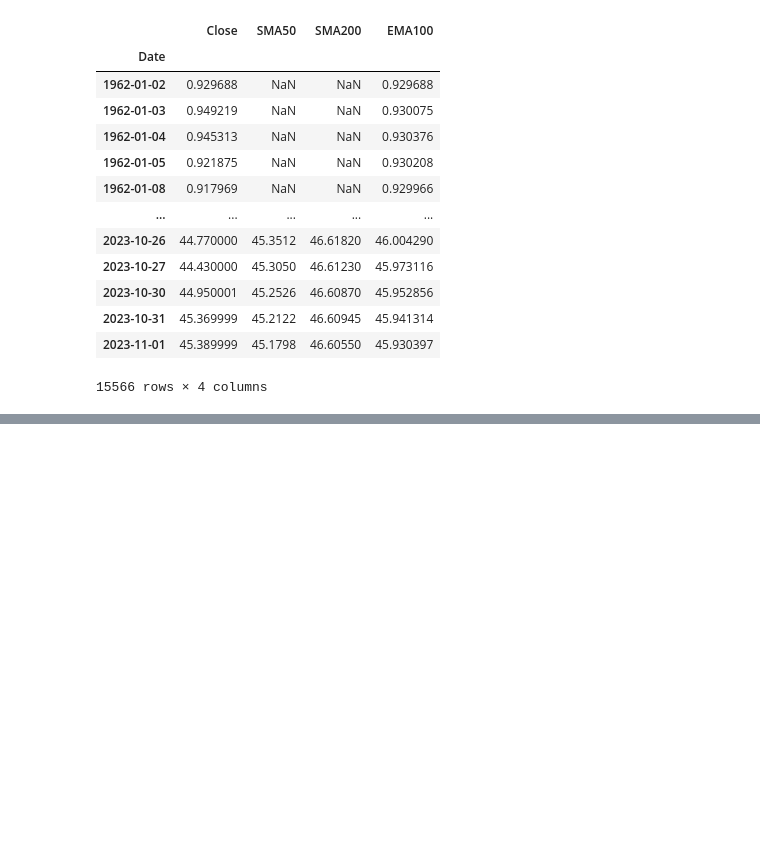
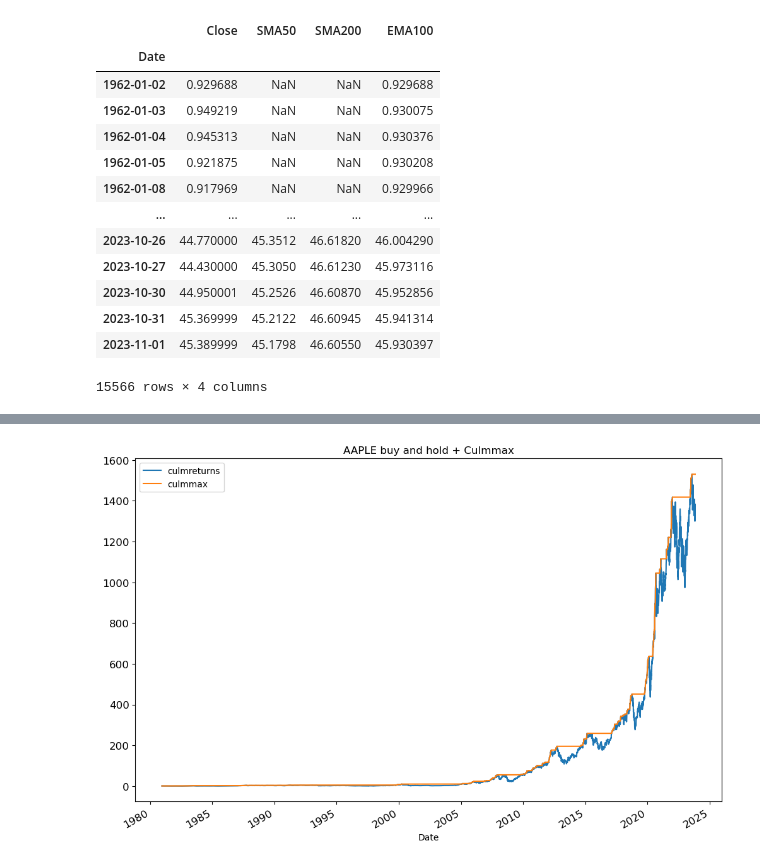
Before and after one commit to SouCode/RoboTrader, a Jupyter notebook: inMoney3.ipynb, the cells around one changed output, grey strips where cells are left out. Drawn from its saved outputs; the diff is of its cells as text; code cells hidden in the pictures; blank space fills up the shorter version.

```diff
--- a/inMoney3.ipynb
+++ b/inMoney3.ipynb
@@ -99,0 +382,5 @@ plt.show()
+# %%
+apple[['culmreturns','culmmax']].plot(figsize=(12,8), title='AAPLE buy and hold + Culmmax', fontsize=12)
+plt.show()
+# %% [output]
+[figure, added]
```
Also changed, not shown: parts of 42 cells of this notebook, 1 other file.
